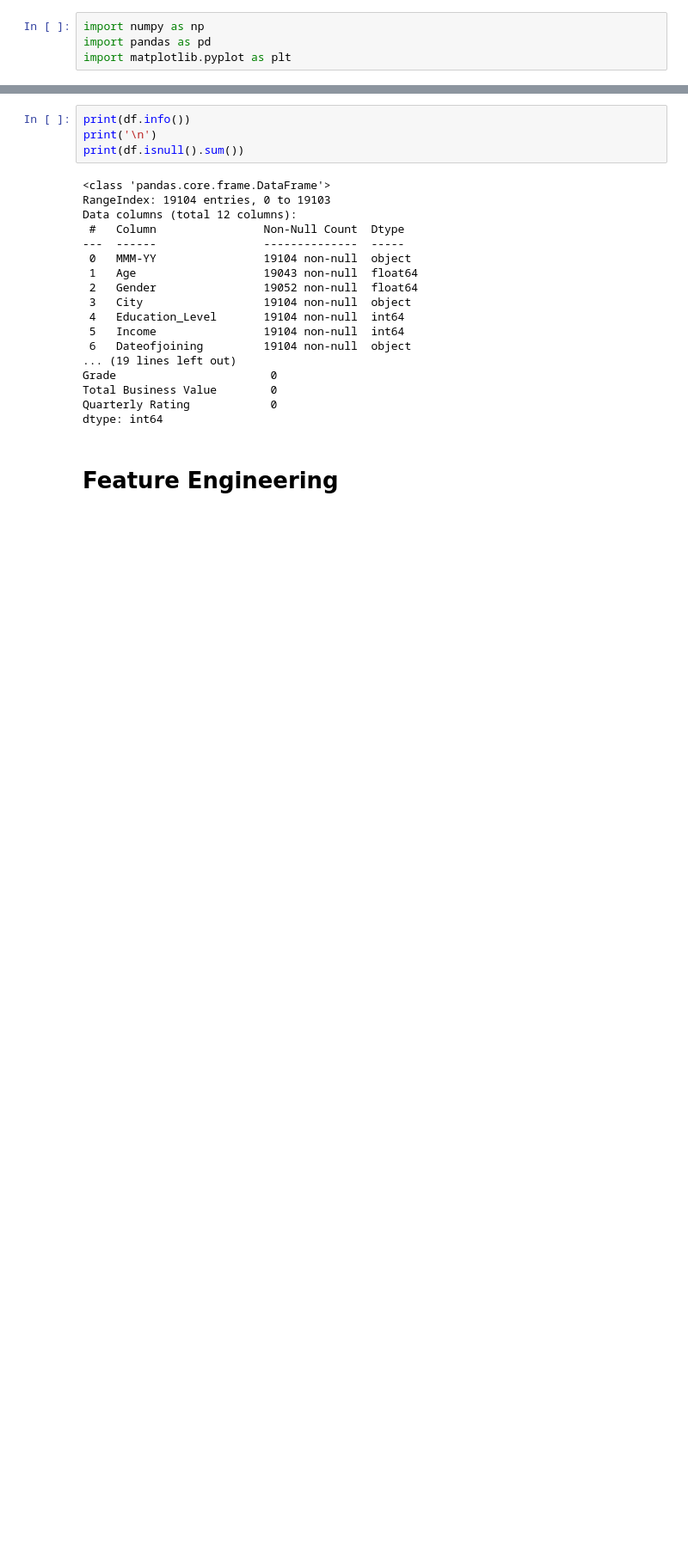
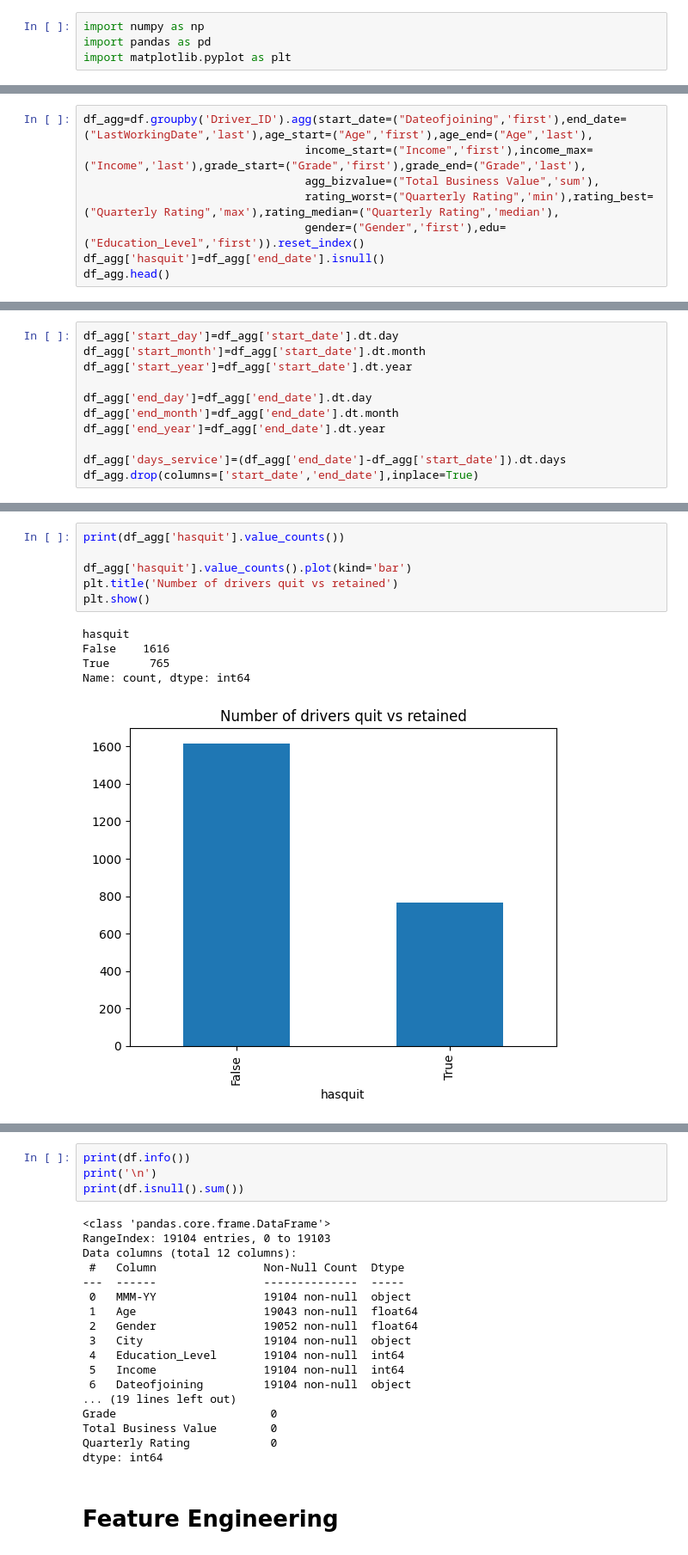
Before and after one commit to madhavpro3/DSML_casestudies, a Jupyter notebook: driver_churn.ipynb, the cells around one changed output, grey strips where cells are left out. Shown at 86% size. Saved outputs shown, nothing was run; the diff lists cells and outputs as text; blank space fills up the shorter version.

```diff
--- a/driver_churn.ipynb
+++ b/driver_churn.ipynb
@@ -48,0 +33,8 @@ Name: count, Length: 2381, dtype: int64
+# %%
+df_agg=df.groupby('Driver_ID').agg(start_date=("Dateofjoining",'first'),end_date=("LastWorkingDate",'last'),age_start=("Age",'first'),age_end=("Age",'last'),
+                                 income_start=("Income",'first'),income_max=("Income",'last'),grade_start=("Grade",'first'),grade_end=("Grade",'last'),
+                                 agg_bizvalue=("Total Business Value",'sum'),
+                                 rating_worst=("Quarterly Rating",'min'),rating_best=("Quarterly Rating",'max'),rating_median=("Quarterly Rating",'median'),
+                                 gender=("Gender",'first'),edu=("Education_Level",'first')).reset_index()
+df_agg['hasquit']=df_agg['end_date'].isnull()
+df_agg.head()
@@ -48,0 +48,11 @@ Name: count, Length: 2381, dtype: int64
+# %%
+df_agg['start_day']=df_agg['start_date'].dt.day
+df_agg['start_month']=df_agg['start_date'].dt.month
+df_agg['start_year']=df_agg['start_date'].dt.year
+
+df_agg['end_day']=df_agg['end_date'].dt.day
+df_agg['end_month']=df_agg['end_date'].dt.month
+df_agg['end_year']=df_agg['end_date'].dt.year
+
+df_agg['days_service']=(df_agg['end_date']-df_agg['start_date']).dt.days
+df_agg.drop(columns=['start_date','end_date'],inplace=True)
@@ -48,0 +84,12 @@ Name: count, Length: 2381, dtype: int64
+# %%
+print(df_agg['hasquit'].value_counts())
+
+df_agg['hasquit'].value_counts().plot(kind='bar')
+plt.title('Number of drivers quit vs retained')
+plt.show()
+# %% [output]
+hasquit
+False    1616
+True      765
+Name: count, dtype: int64
+[figure, added]
```
Also changed, not shown: parts of 14 cells of this notebook.
